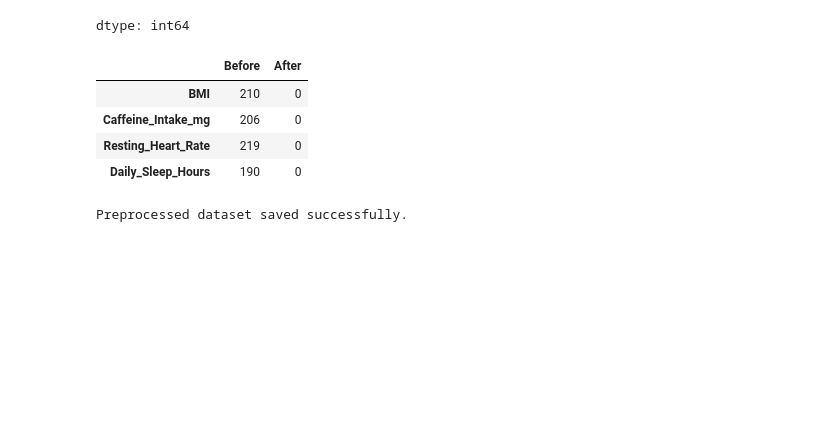
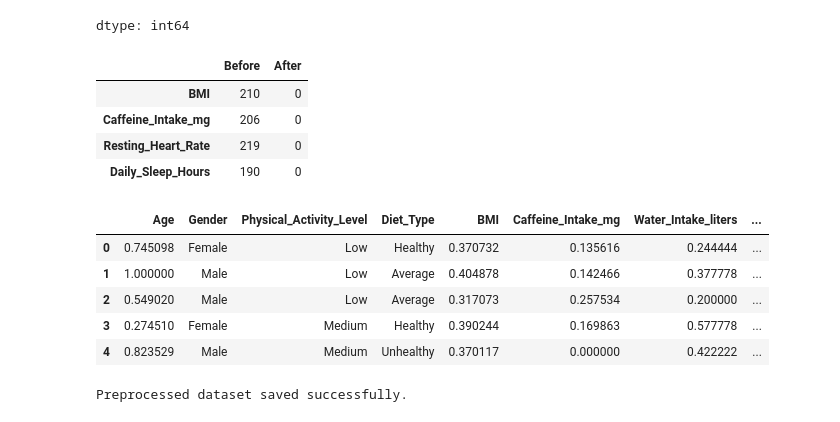
Before and after one commit to hend-22/-IT326-Project, a Jupyter notebook: Phase2.ipynb, the cells around one changed output. Drawn from its saved outputs; the diff is of its cells as text; code cells hidden in the pictures; blank space fills up the shorter version.

```diff
--- a/Phase2.ipynb
+++ b/Phase2.ipynb
@@ -130,3 +132,23 @@ comparison
 | Caffeine_Intake_mg | 206 | 0 |
 | Resting_Heart_Rate | 219 | 0 |
 | Daily_Sleep_Hours | 190 | 0 |
+# %%
+# Remove the user identifier
+df_preprocessed = df_preprocessed.drop(columns=['User_ID'])
+# %%
+# Identify numerical attributes before converting categorical attributes
+numeric_columns = df_preprocessed.select_dtypes(include='number').columns
+# %%
+# perform normalization using minmax
+from sklearn.preprocessing import MinMaxScaler
+scaler = MinMaxScaler()
+df_preprocessed[numeric_columns] = scaler.fit_transform(df_preprocessed[numeric_columns])
+# %%
+df_preprocessed.head()
+# %% [output]
+|  | Age | Gender | Physical_Activity_Level | Diet_Type | BMI | Caffeine_Intake_mg | Water_Intake_liters | ... |
+| 0 | 0.745098 | Female | Low | Healthy | 0.370732 | 0.135616 | 0.244444 | ... |
+| 1 | 1.000000 | Male | Low | Average | 0.404878 | 0.142466 | 0.377778 | ... |
+| 2 | 0.549020 | Male | Low | Average | 0.317073 | 0.257534 | 0.200000 | ... |
+| 3 | 0.274510 | Female | Medium | Healthy | 0.390244 | 0.169863 | 0.577778 | ... |
+| 4 | 0.823529 | Male | Medium | Unhealthy | 0.370117 | 0.000000 | 0.422222 | ... |
```
Also changed, not shown: parts of 5 cells of this notebook.
